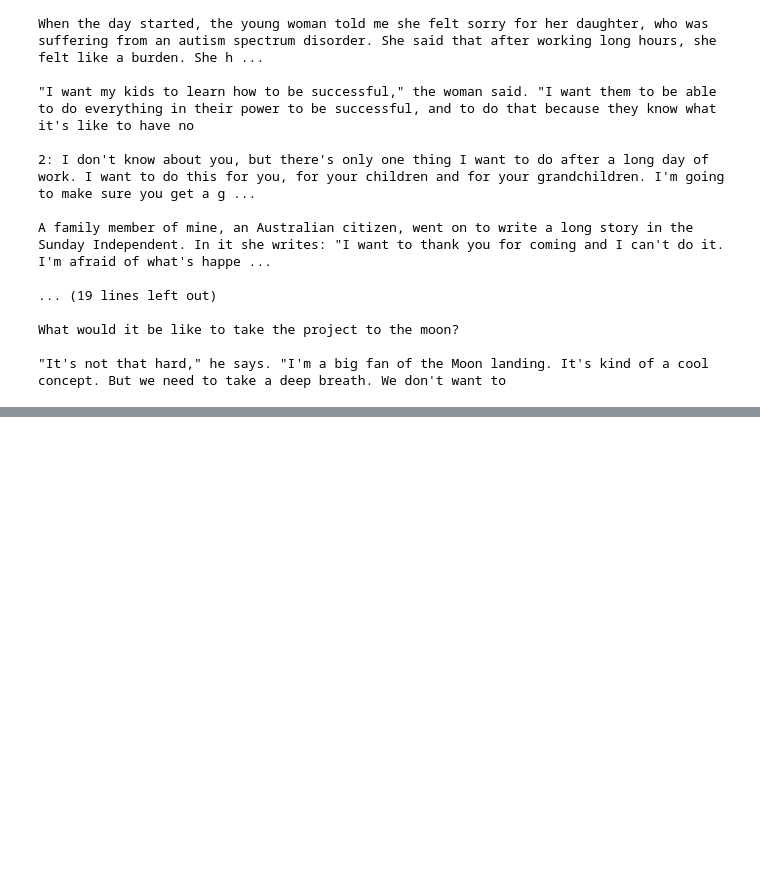
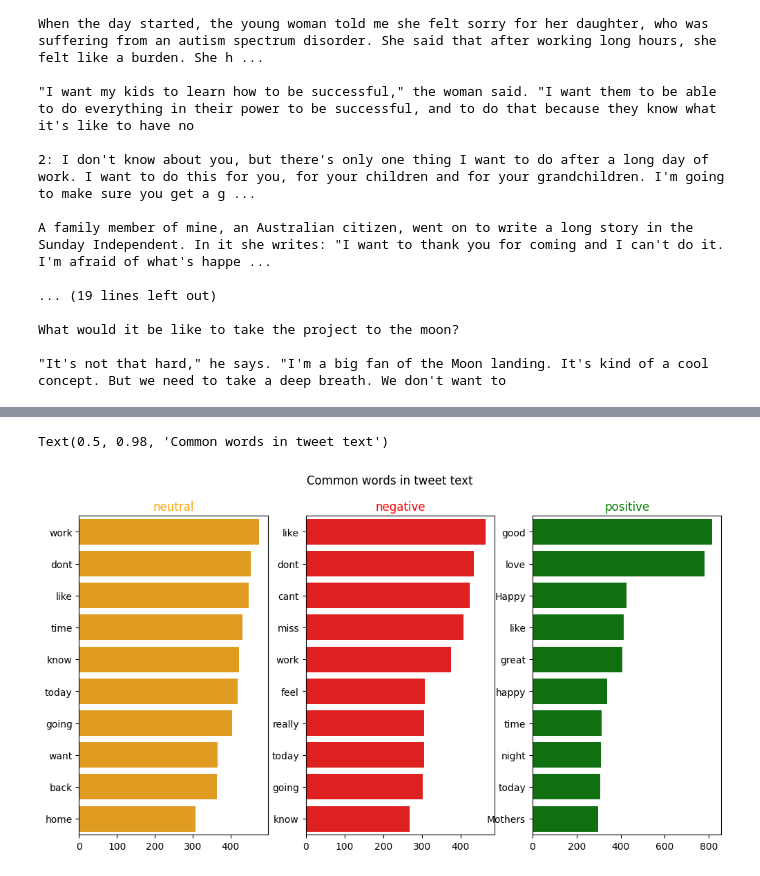
Before and after one commit to minimartzz/tensorflow-cookbook, a Jupyter notebook: ch10 transformers/basic_transformers.ipynb, the cells around one changed output, grey strips where cells are left out. Drawn from its saved outputs; the diff is of its cells as text; code cells hidden in the pictures; blank space fills up the shorter version.

```diff
--- a/ch10 transformers/basic_transformers.ipynb
+++ b/ch10 transformers/basic_transformers.ipynb
@@ -284,0 +548,21 @@ What would it be like to take the project to the moon?
+# %%
+# Most common words taht appear in the top 10 from all the groups
+fig, ax = plt.subplots(nrows=1, ncols=3, figsize=(12, 6))
+for i in range(3):
+  plots = df_clean[df_clean['sentiment'] == sent[i]]
+  corpus_train = preprocess_news(plots, stop, n=3)
+  counter = Counter(corpus_train)
+  most = counter.most_common()
+  x = []
+  y = []
+  for word, count in most[:10]:
+    if word not in stop:
+      x.append(word)
+      y.append(count)
+
+  sns.barplot(x=y, y=x, ax=ax[i], color=colours[i])
+  ax[i].set_title(sent[i], color=colours[i])
+fig.suptitle("Common words in tweet text")
+# %% [output]
+Text(0.5, 0.98, 'Common words in tweet text')
+[figure, added]
```
Also changed, not shown: parts of 18 cells of this notebook, 1 other file.
